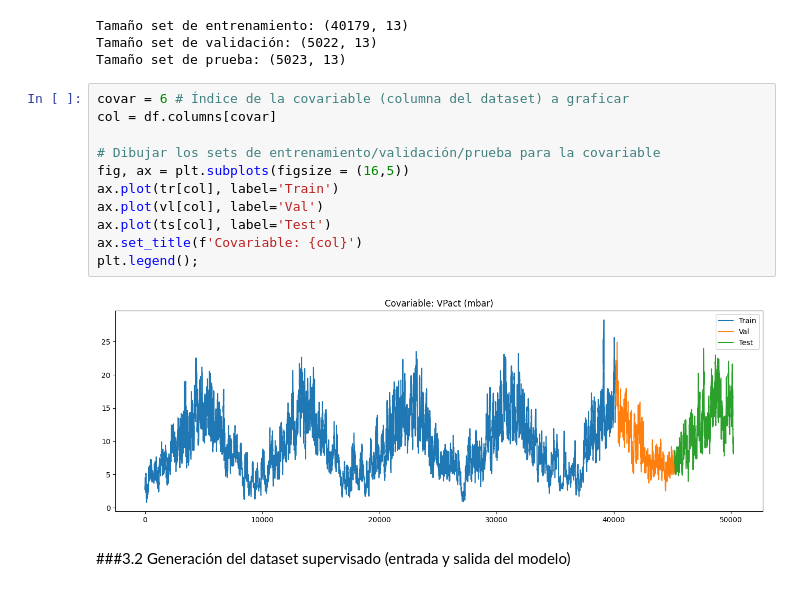
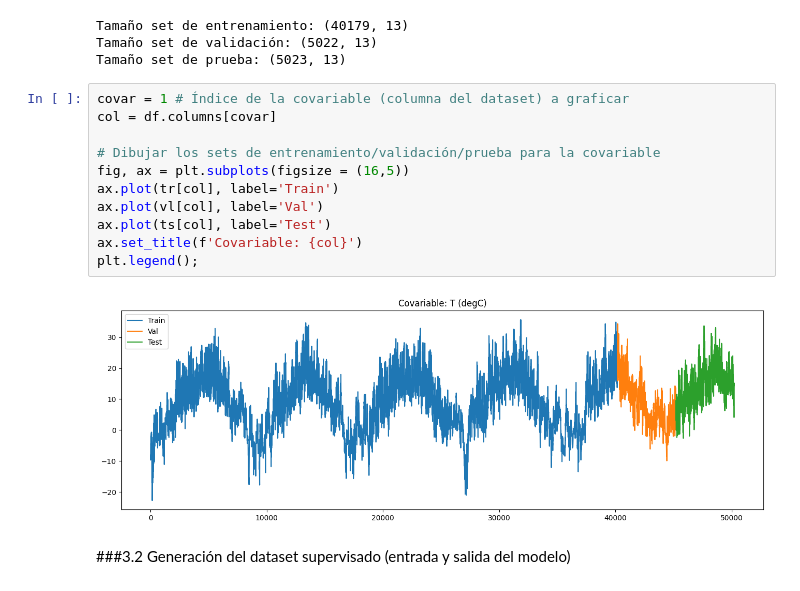
Before and after one commit to midiazdi/LSTM-networks, a Jupyter notebook: lstm_timeseries_multivariado_unistep.ipynb, the cells around one changed output. Saved outputs shown, nothing was run; the diff lists cells and outputs as text.

```diff
--- a/lstm_timeseries_multivariado_unistep.ipynb
+++ b/lstm_timeseries_multivariado_unistep.ipynb
@@ -113,18 +113,18 @@ Tamaño set de entrenamiento: (40179, 13)
 Tamaño set de validación: (5022, 13)
 Tamaño set de prueba: (5023, 13)
 # %%
-covar = 6 # Índice de la covariable (columna del dataset) a graficar
+covar = 1 # Índice de la covariable (columna del dataset) a graficar
 col = df.columns[covar]
 
 # Dibujar los sets de entrenamiento/validación/prueba para la covariable
 fig, ax = plt.subplots(figsize = (16,5))
 ax.plot(tr[col], label='Train')
 ax.plot(vl[col], label='Val')
 ax.plot(ts[col], label='Test')
 ax.set_title(f'Covariable: {col}')
 plt.legend();
 # %% [output]
-[figure, old version]
+[figure, new version]
 # %% [markdown]
 ###3.2 Generación del dataset supervisado (entrada y salida del modelo)
 # %%
```
Also changed, not shown: parts of 1 cell of this notebook.
